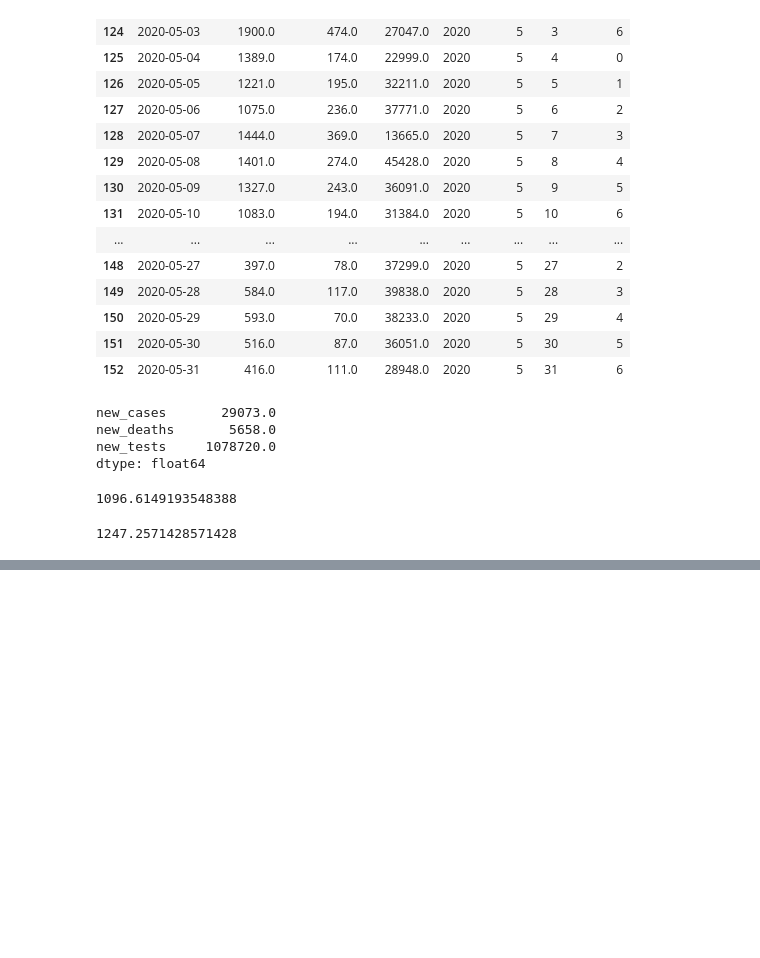
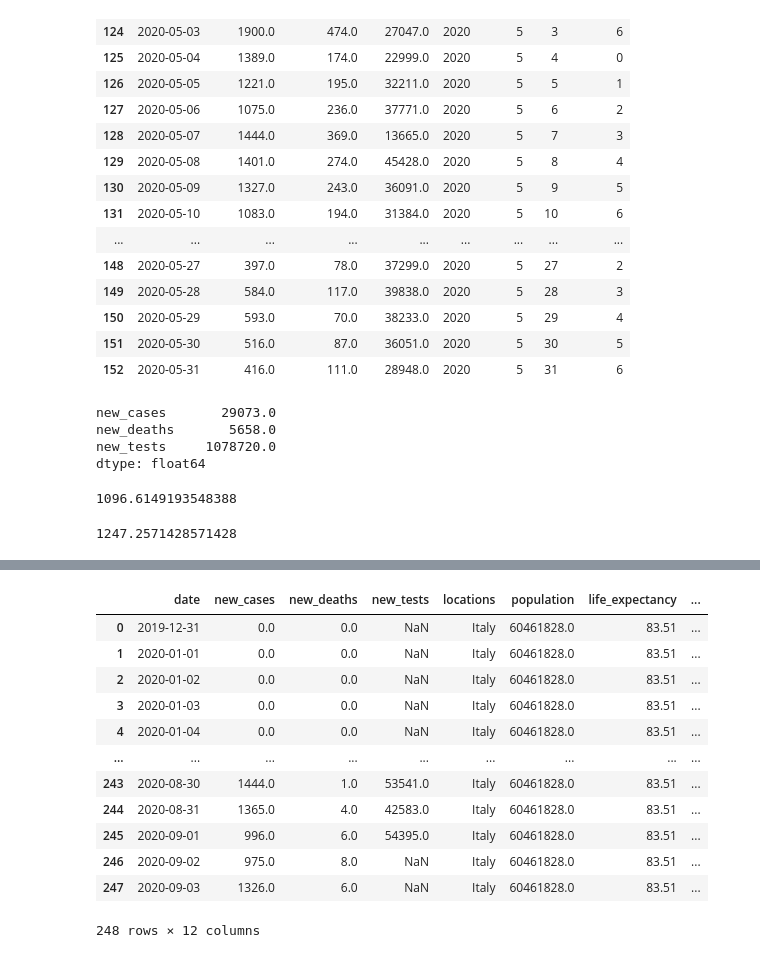
Before and after one commit to MIRA-KUMAR/Pandas-learning, a Jupyter notebook: main.py.ipynb, the cells around one changed output, grey strips where cells are left out. Drawn from its saved outputs; the diff is of its cells as text; code cells hidden in the pictures; blank space fills up the shorter version.

```diff
--- a/main.py.ipynb
+++ b/main.py.ipynb
@@ -439,0 +604,20 @@ covid_df[covid_df.weekday==6]['new_cases'].mean()
+# %%
+results_df = merged_data[['date', 'new_cases', 'new_deaths', 'new_tests','locations' , 'population', 'life_expectancy',
+       'hospital_beds_per_thousand', 'gdp_per_capita', 'cases_per_million',
+       'deaths_per_million', 'tests_per_million']]
+# %%
+results_df
+# %% [output]
+|  | date | new_cases | new_deaths | new_tests | locations | population | life_expectancy | ... |
+| 0 | 2019-12-31 | 0.0 | 0.0 | NaN | Italy | 60461828.0 | 83.51 | ... |
+| 1 | 2020-01-01 | 0.0 | 0.0 | NaN | Italy | 60461828.0 | 83.51 | ... |
+| 2 | 2020-01-02 | 0.0 | 0.0 | NaN | Italy | 60461828.0 | 83.51 | ... |
+| 3 | 2020-01-03 | 0.0 | 0.0 | NaN | Italy | 60461828.0 | 83.51 | ... |
+| 4 | 2020-01-04 | 0.0 | 0.0 | NaN | Italy | 60461828.0 | 83.51 | ... |
+| ... | ... | ... | ... | ... | ... | ... | ... | ... |
+| 243 | 2020-08-30 | 1444.0 | 1.0 | 53541.0 | Italy | 60461828.0 | 83.51 | ... |
+| 244 | 2020-08-31 | 1365.0 | 4.0 | 42583.0 | Italy | 60461828.0 | 83.51 | ... |
+| 245 | 2020-09-01 | 996.0 | 6.0 | 54395.0 | Italy | 60461828.0 | 83.51 | ... |
+| 246 | 2020-09-02 | 975.0 | 8.0 | NaN | Italy | 60461828.0 | 83.51 | ... |
+| 247 | 2020-09-03 | 1326.0 | 6.0 | NaN | Italy | 60461828.0 | 83.51 | ... |
+248 rows × 12 columns
```
Also changed, not shown: parts of 24 cells of this notebook, 2 other files.
